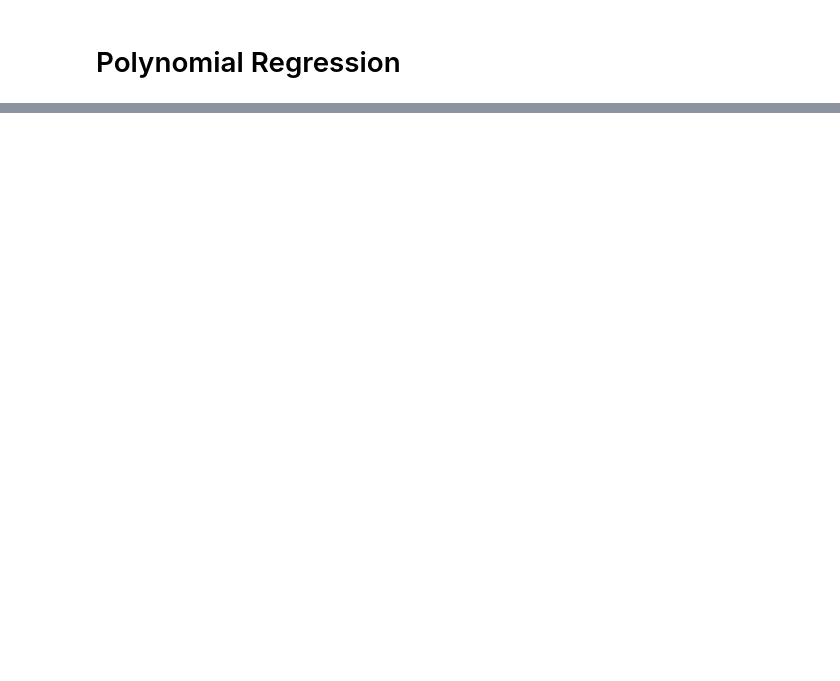
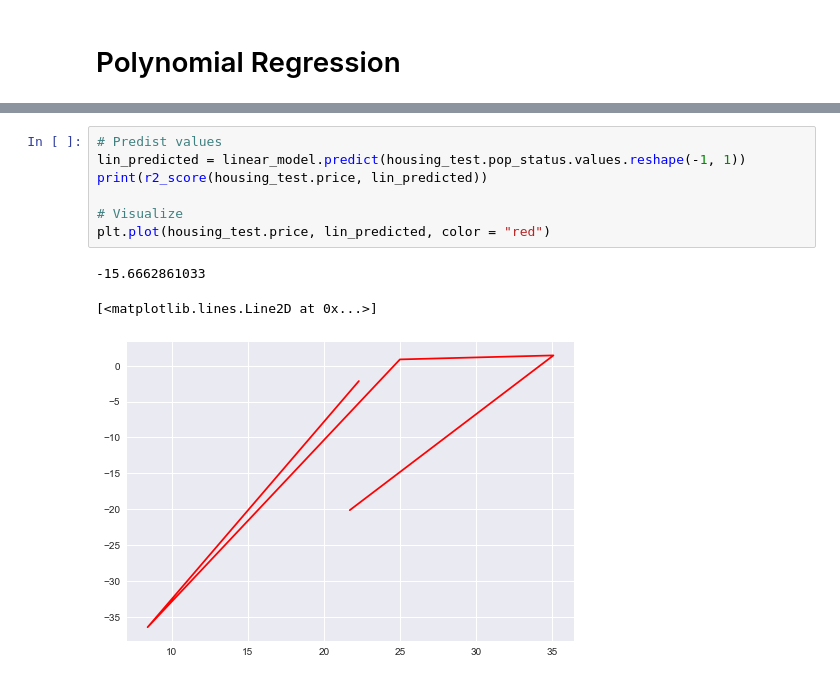
Before and after one commit to StanDimitroff/Machine-Learning, a Jupyter notebook: LinearRegression.ipynb, the cells around one changed output, grey strips where cells are left out. Drawn from its saved outputs; the diff is of its cells as text; blank space fills up the shorter version.

```diff
--- a/LinearRegression.ipynb
+++ b/LinearRegression.ipynb
@@ -180,0 +288,11 @@ plt.plot(x_test, y_cubic_model_predicted, color = "yellow", linestyle = "dashed"
+# %%
+# Predist values
+lin_predicted = linear_model.predict(housing_test.pop_status.values.reshape(-1, 1))
+print(r2_score(housing_test.price, lin_predicted))
+
+# Visualize
+plt.plot(housing_test.price, lin_predicted, color = "red")
+# %% [output]
+-15.6662861033
+[<matplotlib.lines.Line2D at 0x...>]
+[figure, added]
```
Also changed, not shown: parts of 30 cells of this notebook.
